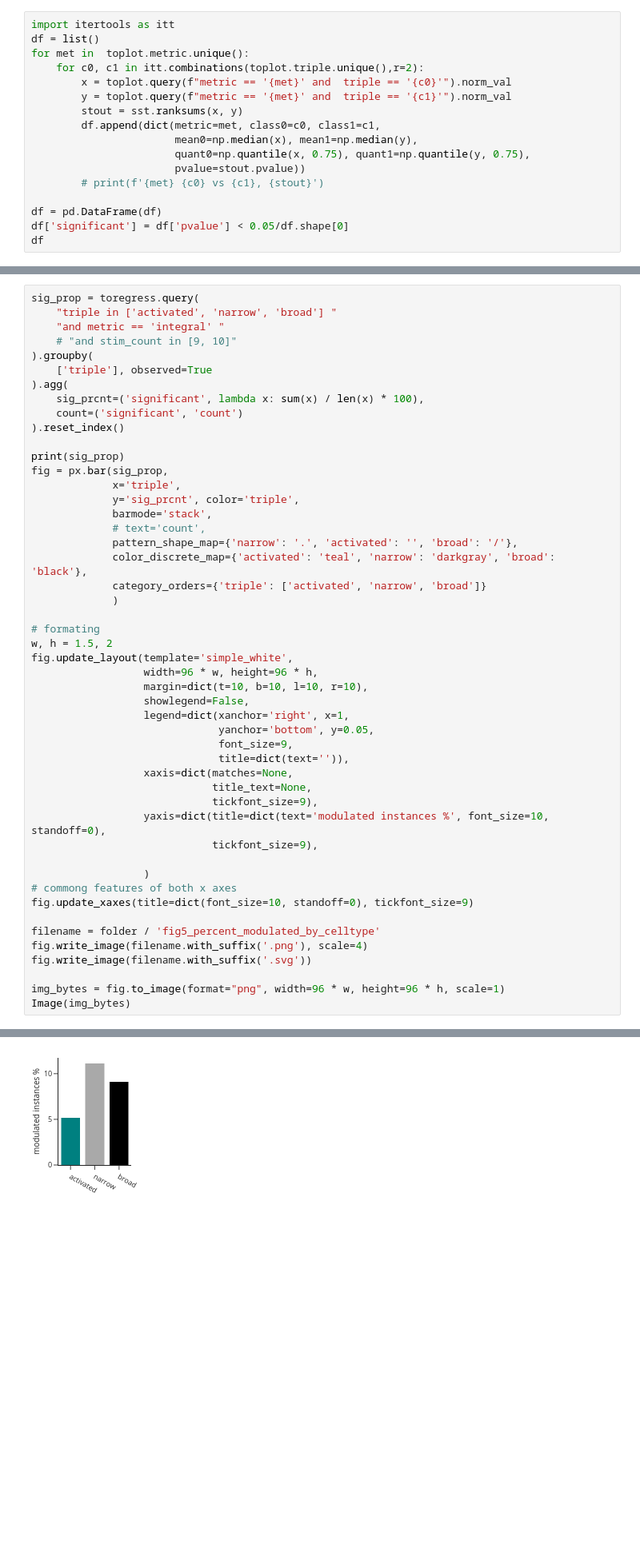
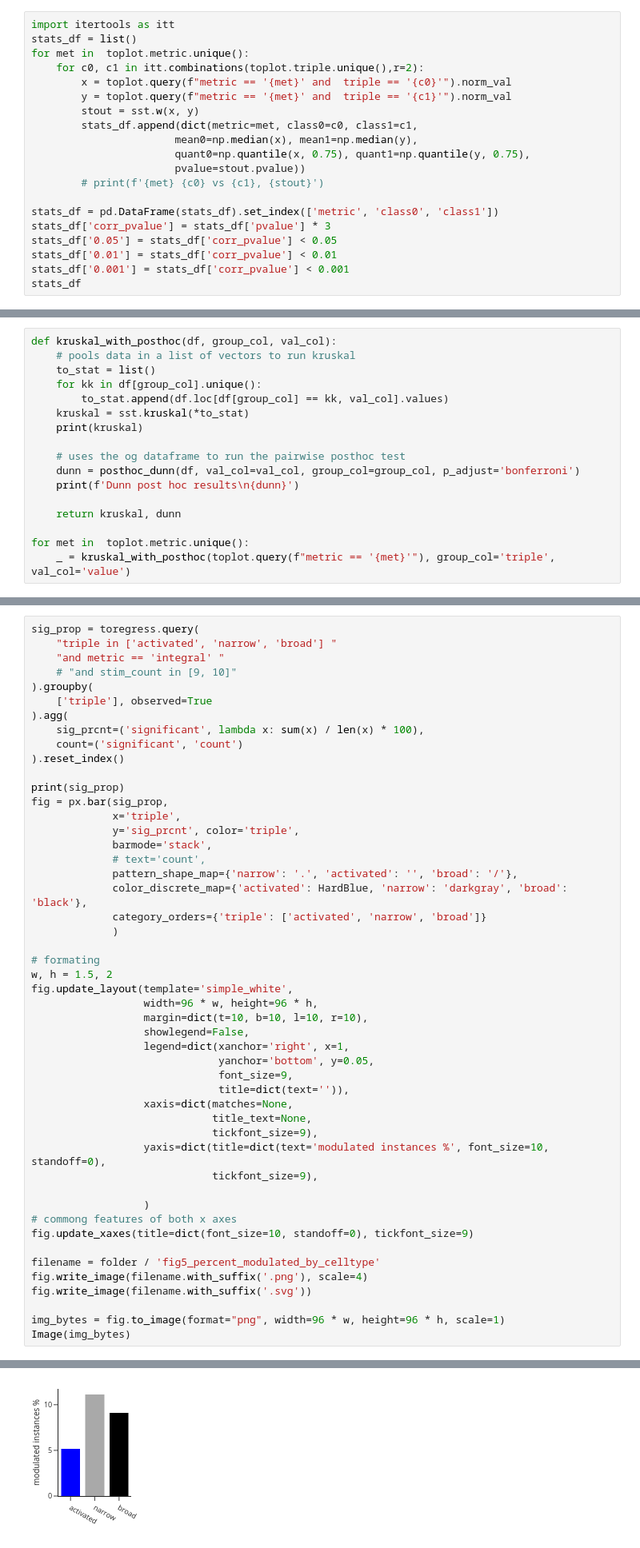
Before and after one commit to Mateo-Lopez-Espejo/context_probe_analysis, a Jupyter notebook: notebooks/220816_cell_type_ctx_modulation.ipynb, the cells around one changed output, grey strips where cells are left out. Shown at 80% size. Drawn from its saved outputs; the diff is of its cells as text; blank space fills up the shorter version.

```diff
--- a/notebooks/220816_cell_type_ctx_modulation.ipynb
+++ b/notebooks/220816_cell_type_ctx_modulation.ipynb
@@ -907,19 +1267,22 @@ Notes:
 [1] Standard Errors assume that the covariance matrix of the errors is correctly specified.
 # %%
 import itertools as itt
-df = list()
+stats_df = list()
 for met in  toplot.metric.unique():
     for c0, c1 in itt.combinations(toplot.triple.unique(),r=2):
         x = toplot.query(f"metric == '{met}' and  triple == '{c0}'").norm_val
         y = toplot.query(f"metric == '{met}' and  triple == '{c1}'").norm_val
-        stout = sst.ranksums(x, y)
-        df.append(dict(metric=met, class0=c0, class1=c1,
+        stout = sst.w(x, y)
+        stats_df.append(dict(metric=met, class0=c0, class1=c1,
                        mean0=np.median(x), mean1=np.median(y),
                        quant0=np.quantile(x, 0.75), quant1=np.quantile(y, 0.75),
                        pvalue=stout.pvalue))
         # print(f'{met} {c0} vs {c1}, {stout}')
 
-df = pd.DataFrame(df)
-df['significant'] = df['pvalue'] < 0.05/df.shape[0]
-df
+stats_df = pd.DataFrame(stats_df).set_index(['metric', 'class0', 'class1'])
+stats_df['corr_pvalue'] = stats_df['pvalue'] * 3
+stats_df['0.05'] = stats_df['corr_pvalue'] < 0.05
+stats_df['0.01'] = stats_df['corr_pvalue'] < 0.01
+stats_df['0.001'] = stats_df['corr_pvalue'] < 0.001
+stats_df
 # %% [output]
@@ -932,0 +1297,17 @@ df
+# %%
+def kruskal_with_posthoc(df, group_col, val_col):
+    # pools data in a list of vectors to run kruskal
+    to_stat = list()
+    for kk in df[group_col].unique():
+        to_stat.append(df.loc[df[group_col] == kk, val_col].values)
+    kruskal = sst.kruskal(*to_stat)
+    print(kruskal)
+
+    # uses the og dataframe to run the pairwise posthoc test
+    dunn = posthoc_dunn(df, val_col=val_col, group_col=group_col, p_adjust='bonferroni')
+    print(f'Dunn post hoc results\n{dunn}')
+
+    return kruskal, dunn
+
+for met in  toplot.metric.unique():
+    _ = kruskal_with_posthoc(toplot.query(f"metric == '{met}'"), group_col='triple', val_col='value')
@@ -1215,7 +1609,7 @@ fig = px.bar(sig_prop,
              barmode='stack',
              # text='count',
              pattern_shape_map={'narrow': '.', 'activated': '', 'broad': '/'},
-             color_discrete_map={'activated': 'teal', 'narrow': 'darkgray', 'broad': 'black'},
+             color_discrete_map={'activated': HardBlue, 'narrow': 'darkgray', 'broad': 'black'},
              category_orders={'triple': ['activated', 'narrow', 'broad']}
              )
 
@@ -1223,34 +1617,34 @@ fig = px.bar(sig_prop,
 w, h = 1.5, 2
 fig.update_layout(template='simple_white',
                   width=96 * w, height=96 * h,
                   margin=dict(t=10, b=10, l=10, r=10),
                   showlegend=False,
                   legend=dict(xanchor='right', x=1,
                               yanchor='bottom', y=0.05,
                               font_size=9,
                               title=dict(text='')),
                   xaxis=dict(matches=None,
                              title_text=None,
                              tickfont_size=9),
                   yaxis=dict(title=dict(text='modulated instances %', font_size=10, standoff=0),
                              tickfont_size=9),
 
                   )
 # commong features of both x axes
 fig.update_xaxes(title=dict(font_size=10, standoff=0), tickfont_size=9)
 
 filename = folder / 'fig5_percent_modulated_by_celltype'
 fig.write_image(filename.with_suffix('.png'), scale=4)
 fig.write_image(filename.with_suffix('.svg'))
 
 img_bytes = fig.to_image(format="png", width=96 * w, height=96 * h, scale=1)
 Image(img_bytes)
 # %% [output]
       triple  sig_prcnt   count
 0      broad   9.130410  356260
 1     narrow  11.148073   73950
 2  activated   5.198516   26950
-[figure, old version]
+[figure, new version]
 # %%
 toregress.triple.unique()
 # %% [output]
```
Also changed, not shown: parts of 46 cells of this notebook, 4 other files.
